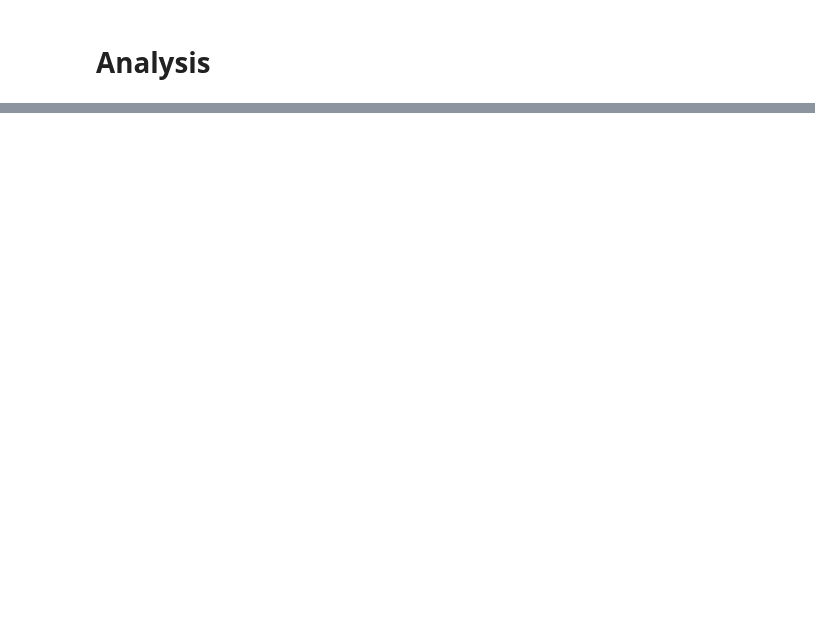
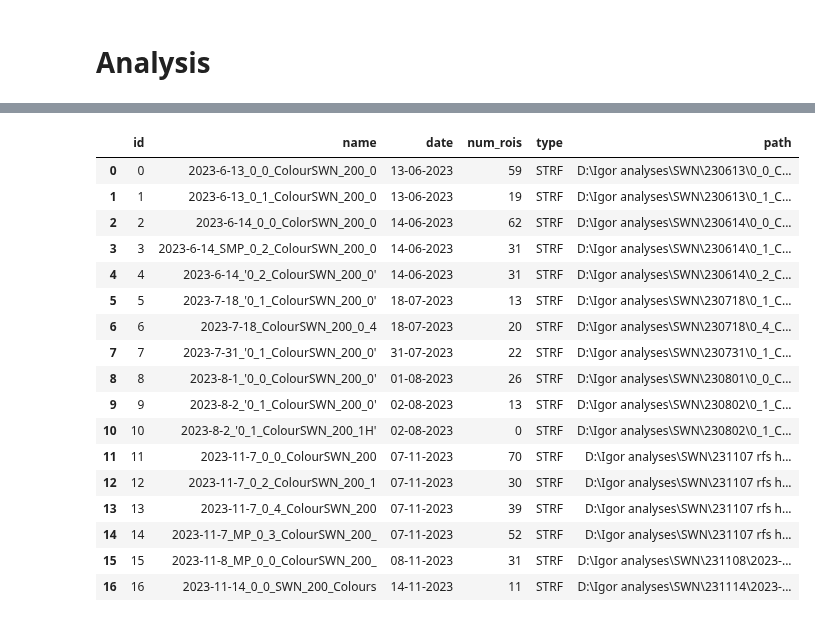
Before and after one commit to simbru/pygor, a Jupyter notebook: Notebooks/RF_analysis.ipynb, the cells around one changed output, grey strips where cells are left out. Saved outputs shown, nothing was run; the diff lists cells and outputs as text; code cells hidden in the pictures; blank space fills up the shorter version.

```diff
--- a/Notebooks/RF_analysis.ipynb
+++ b/Notebooks/RF_analysis.ipynb
@@ -74 +92,24 @@ Attached data: <class 'pygor.classes.strf.STRF'>
+# %%
+exp = pygor.load.Experiment(list_of_objs)
+# %%
+exp.recording_id
+# %% [output]
+|  | id | name | date | num_rois | type | path |
+| 0 | 0 | 2023-6-13_0_0_ColourSWN_200_0 | 13-06-2023 | 59 | STRF | D:\Igor analyses\SWN\230613\0_0_C... |
+| 1 | 1 | 2023-6-13_0_1_ColourSWN_200_0 | 13-06-2023 | 19 | STRF | D:\Igor analyses\SWN\230613\0_1_C... |
+| 2 | 2 | 2023-6-14_0_0_ColorSWN_200_0 | 14-06-2023 | 62 | STRF | D:\Igor analyses\SWN\230614\0_0_C... |
+| 3 | 3 | 2023-6-14_SMP_0_2_ColourSWN_200_0 | 14-06-2023 | 31 | STRF | D:\Igor analyses\SWN\230614\0_1_C... |
+| 4 | 4 | 2023-6-14_'0_2_ColourSWN_200_0' | 14-06-2023 | 31 | STRF | D:\Igor analyses\SWN\230614\0_2_C... |
+| 5 | 5 | 2023-7-18_'0_1_ColourSWN_200_0' | 18-07-2023 | 13 | STRF | D:\Igor analyses\SWN\230718\0_1_C... |
+| 6 | 6 | 2023-7-18_ColourSWN_200_0_4 | 18-07-2023 | 20 | STRF | D:\Igor analyses\SWN\230718\0_4_C... |
+| 7 | 7 | 2023-7-31_'0_1_ColourSWN_200_0' | 31-07-2023 | 22 | STRF | D:\Igor analyses\SWN\230731\0_1_C... |
+| 8 | 8 | 2023-8-1_'0_0_ColourSWN_200_0' | 01-08-2023 | 26 | STRF | D:\Igor analyses\SWN\230801\0_0_C... |
+| 9 | 9 | 2023-8-2_'0_1_ColourSWN_200_0' | 02-08-2023 | 13 | STRF | D:\Igor analyses\SWN\230802\0_1_C... |
+| 10 | 10 | 2023-8-2_'0_1_ColourSWN_200_1H' | 02-08-2023 | 0 | STRF | D:\Igor analyses\SWN\230802\0_1_C... |
+| 11 | 11 | 2023-11-7_0_0_ColourSWN_200 | 07-11-2023 | 70 | STRF | D:\Igor analyses\SWN\231107 rfs h... |
+| 12 | 12 | 2023-11-7_0_2_ColourSWN_200_1 | 07-11-2023 | 30 | STRF | D:\Igor analyses\SWN\231107 rfs h... |
+| 13 | 13 | 2023-11-7_0_4_ColourSWN_200 | 07-11-2023 | 39 | STRF | D:\Igor analyses\SWN\231107 rfs h... |
+| 14 | 14 | 2023-11-7_MP_0_3_ColourSWN_200_ | 07-11-2023 | 52 | STRF | D:\Igor analyses\SWN\231107 rfs h... |
+| 15 | 15 | 2023-11-8_MP_0_0_ColourSWN_200_ | 08-11-2023 | 31 | STRF | D:\Igor analyses\SWN\231108\2023-... |
+| 16 | 16 | 2023-11-14_0_0_SWN_200_Colours | 14-11-2023 | 11 | STRF | D:\Igor analyses\SWN\231114\2023-... |
 # %%
```
Also changed, not shown: parts of 12 cells of this notebook, 1 other file.
